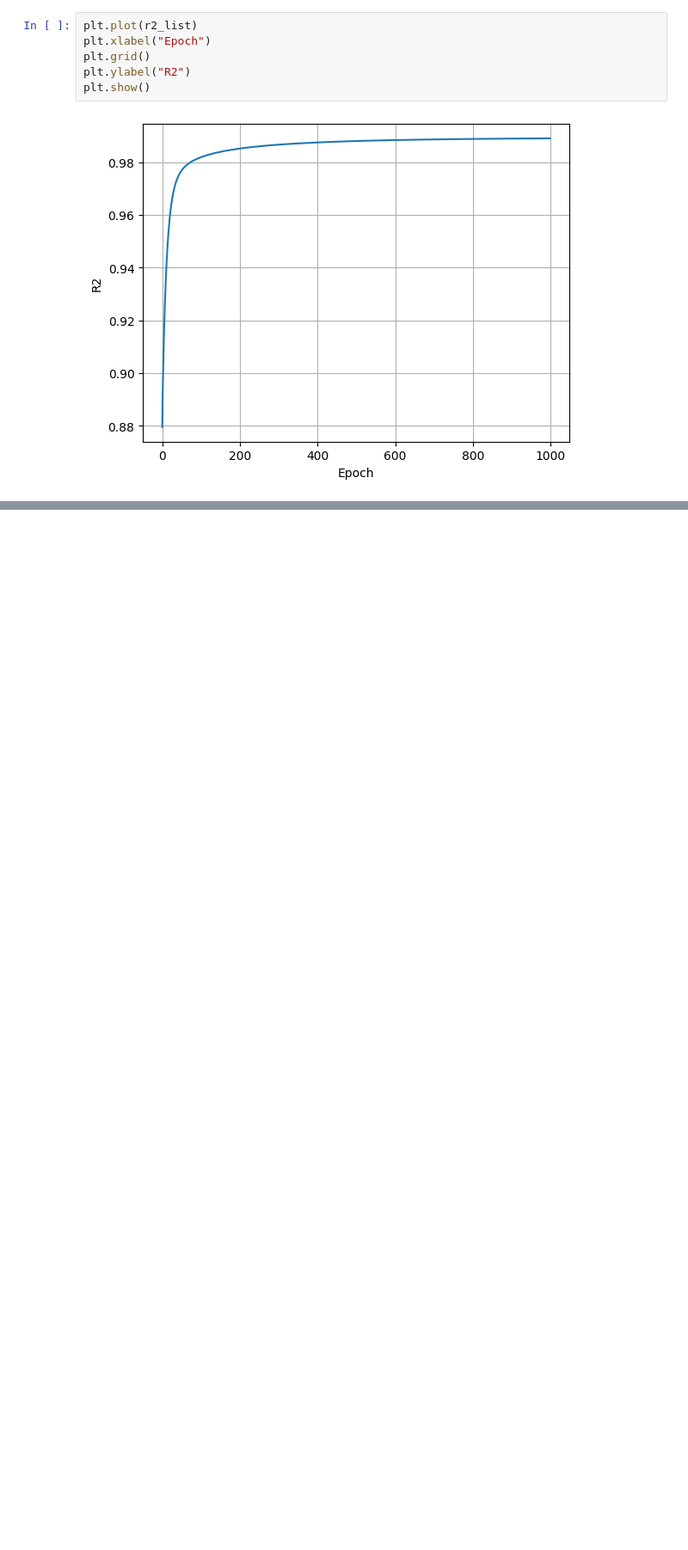
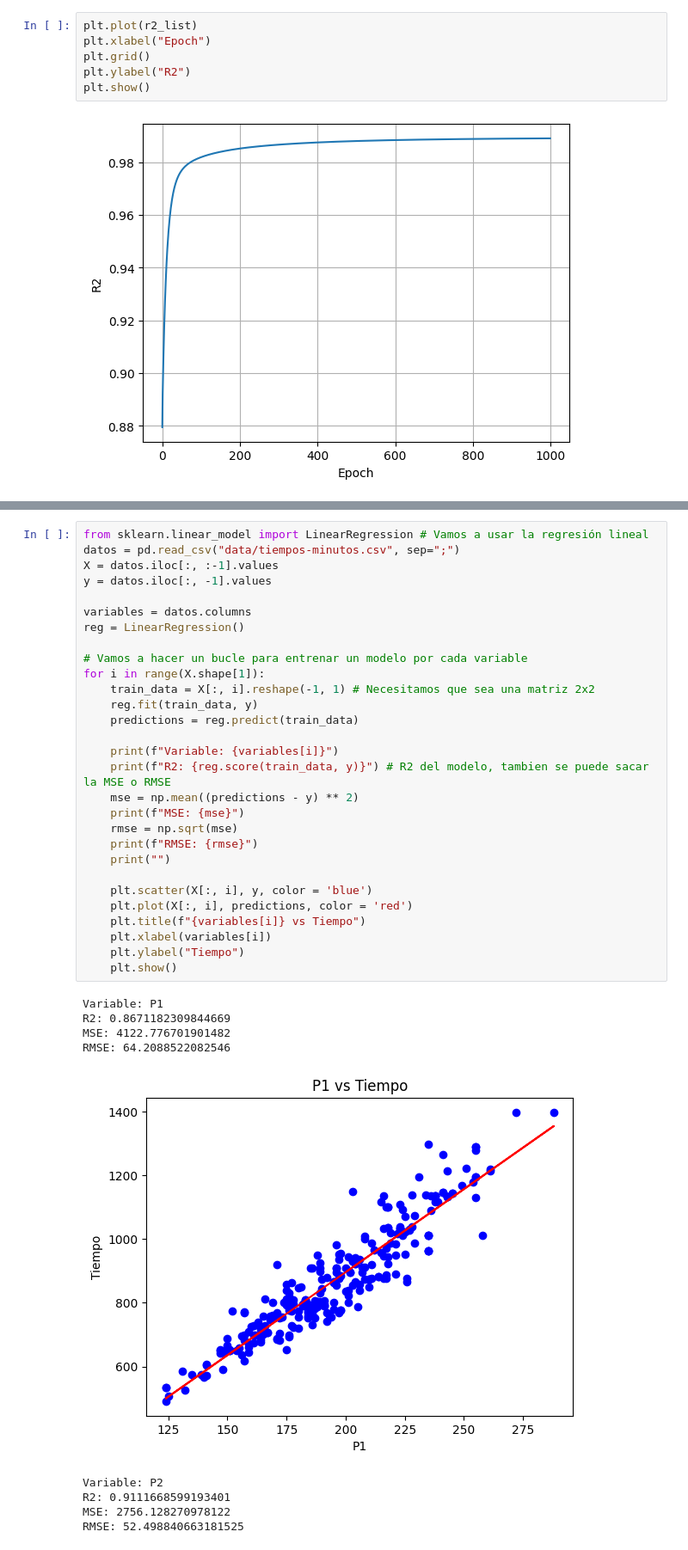
Before and after one commit to miguel-kjh/AA1, a Jupyter notebook: parte1/clase_26_02_25.ipynb, the cells around one changed output, grey strips where cells are left out. Shown at 86% size. Saved outputs shown, nothing was run; the diff lists cells and outputs as text; blank space fills up the shorter version.

```diff
--- a/parte1/clase_26_02_25.ipynb
+++ b/parte1/clase_26_02_25.ipynb
@@ -101,0 +104,39 @@ plt.show()
+# %%
+from sklearn.linear_model import LinearRegression # Vamos a usar la regresión lineal
+datos = pd.read_csv("data/tiempos-minutos.csv", sep=";")
+X = datos.iloc[:, :-1].values
+y = datos.iloc[:, -1].values
+
+variables = datos.columns
+reg = LinearRegression()
+
+# Vamos a hacer un bucle para entrenar un modelo por cada variable
+for i in range(X.shape[1]):
+    train_data = X[:, i].reshape(-1, 1) # Necesitamos que sea una matriz 2x2
+    reg.fit(train_data, y)
+    predictions = reg.predict(train_data)
+
+    print(f"Variable: {variables[i]}")
+    print(f"R2: {reg.score(train_data, y)}") # R2 del modelo, tambien se puede sacar la MSE o RMSE
+    mse = np.mean((predictions - y) ** 2)
+    print(f"MSE: {mse}")
+    rmse = np.sqrt(mse)
+    print(f"RMSE: {rmse}")
+    print("")
+
+    plt.scatter(X[:, i], y, color = 'blue')
+    plt.plot(X[:, i], predictions, color = 'red')
+    plt.title(f"{variables[i]} vs Tiempo")
+    plt.xlabel(variables[i])
+    plt.ylabel("Tiempo")
+    plt.show()
+# %% [output]
+Variable: P1
+R2: 0.8671182309844669
+MSE: 4122.776701901482
+RMSE: 64.2088522082546
+[figure, added]
+Variable: P2
+R2: 0.9111668599193401
+MSE: 2756.128270978122
+RMSE: 52.498840663181525
```
Also changed, not shown: parts of 6 cells of this notebook.
